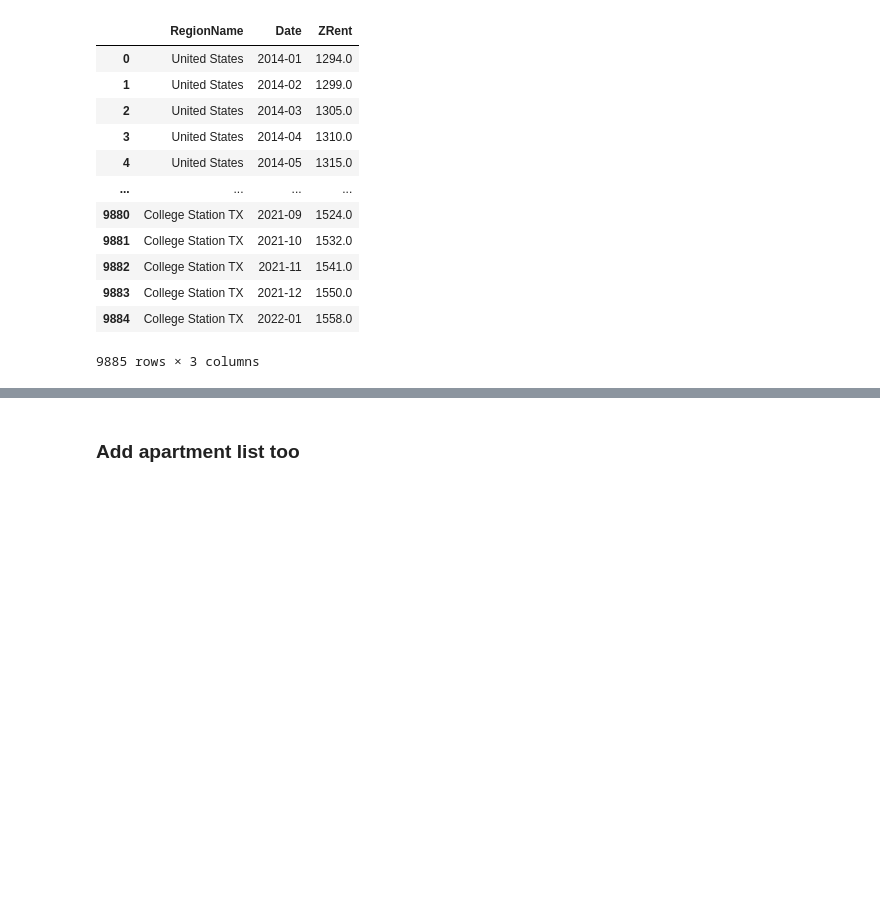
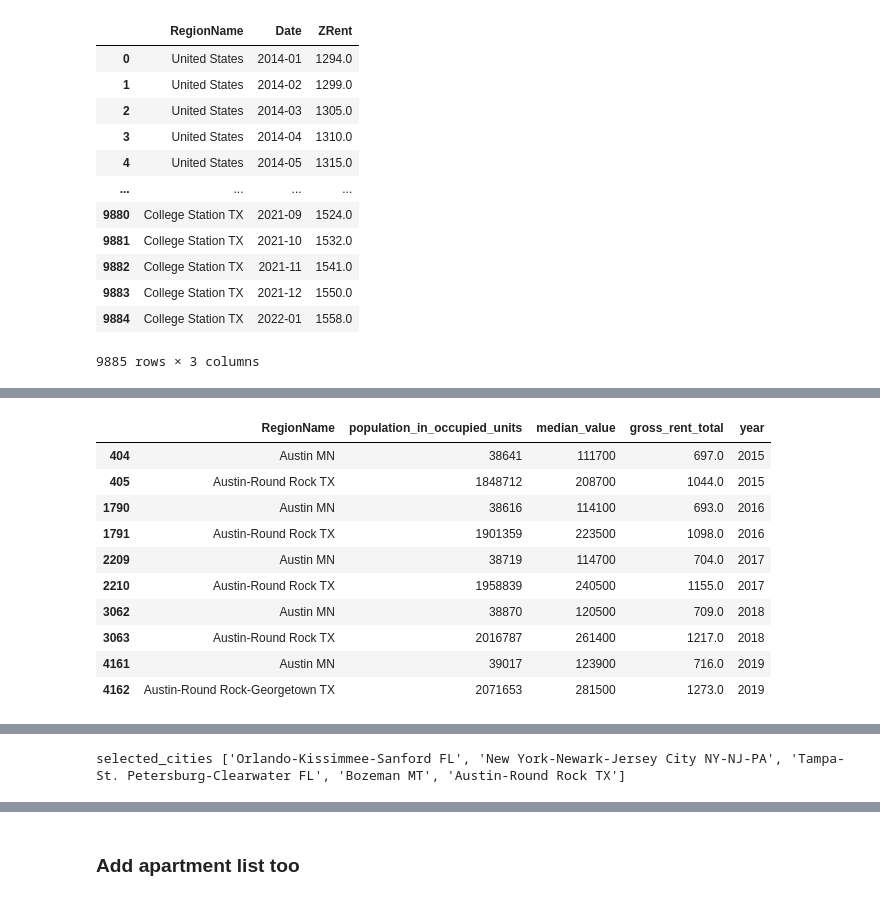
Before and after one commit to RealDataLLC/RealEstate, a Jupyter notebook: AppfolioDashboard.ipynb, the cells around one changed output, grey strips where cells are left out. Cells and saved outputs as stored; diff of their text form; code cells hidden in the pictures; blank space fills up the shorter version.

```diff
--- a/AppfolioDashboard.ipynb
+++ b/AppfolioDashboard.ipynb
@@ -213,0 +330,14 @@ selected_cities ['United States', 'Jacksonville FL']
+# %%
+new_aggregate_census_df[new_aggregate_census_df.RegionName.str.contains("Austin")]
+# %% [output]
+|  | RegionName | population_in_occupied_units | median_value | gross_rent_total | year |
+| 404 | Austin MN | 38641 | 111700 | 697.0 | 2015 |
+| 405 | Austin-Round Rock TX | 1848712 | 208700 | 1044.0 | 2015 |
+| 1790 | Austin MN | 38616 | 114100 | 693.0 | 2016 |
+| 1791 | Austin-Round Rock TX | 1901359 | 223500 | 1098.0 | 2016 |
+| 2209 | Austin MN | 38719 | 114700 | 704.0 | 2017 |
+| 2210 | Austin-Round Rock TX | 1958839 | 240500 | 1155.0 | 2017 |
+| 3062 | Austin MN | 38870 | 120500 | 709.0 | 2018 |
+| 3063 | Austin-Round Rock TX | 2016787 | 261400 | 1217.0 | 2018 |
+| 4161 | Austin MN | 39017 | 123900 | 716.0 | 2019 |
+| 4162 | Austin-Round Rock-Georgetown TX | 2071653 | 281500 | 1273.0 | 2019 |
@@ -213,0 +345 @@ selected_cities ['United States', 'Jacksonville FL']
+selected_cities ['Orlando-Kissimmee-Sanford FL', 'New York-Newark-Jersey City NY-NJ-PA', 'Tampa-St. Petersburg-Clearwater FL', 'Bozeman MT', 'Austin-Round Rock TX']
```
Also changed, not shown: parts of 23 cells of this notebook, 1 other file.
